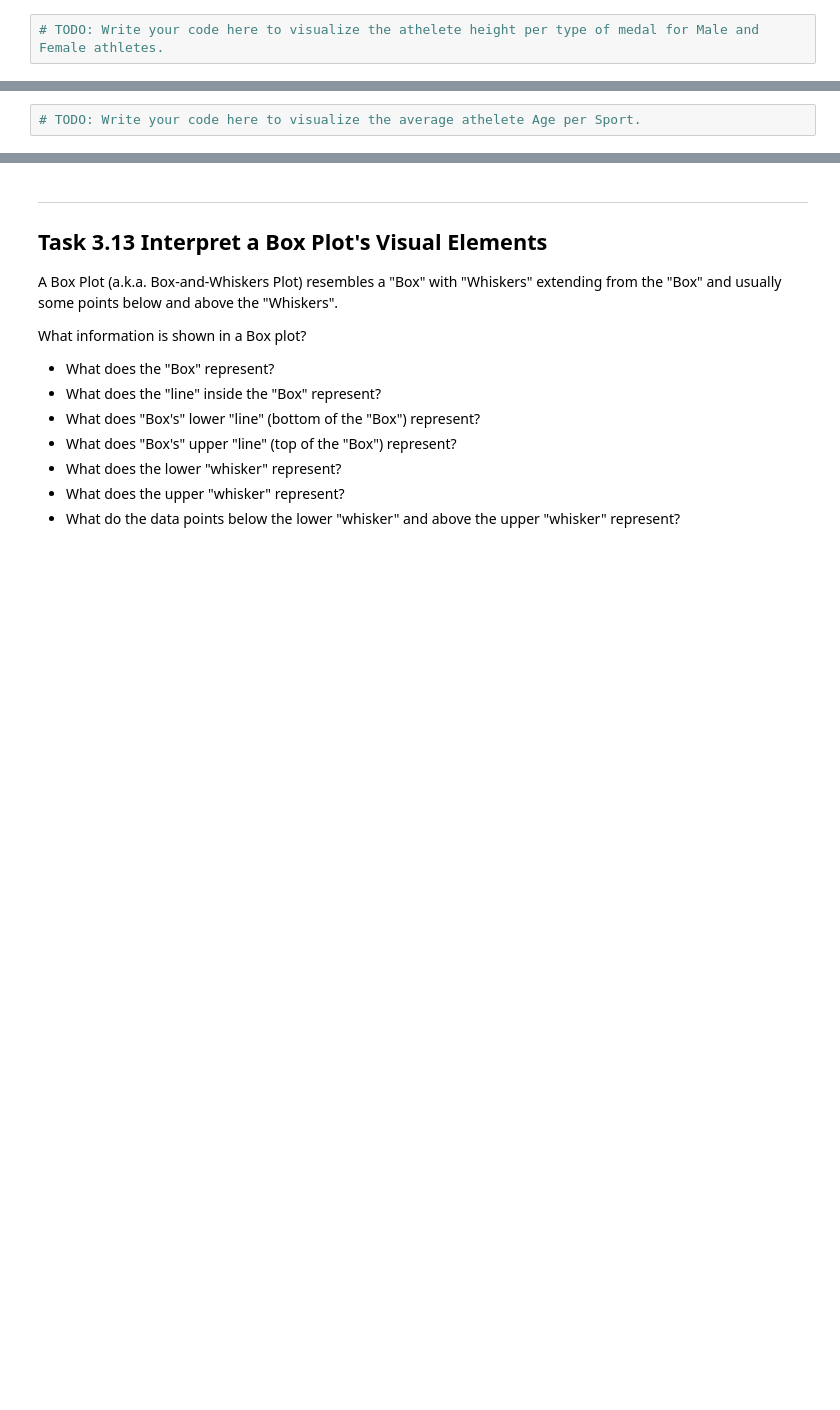
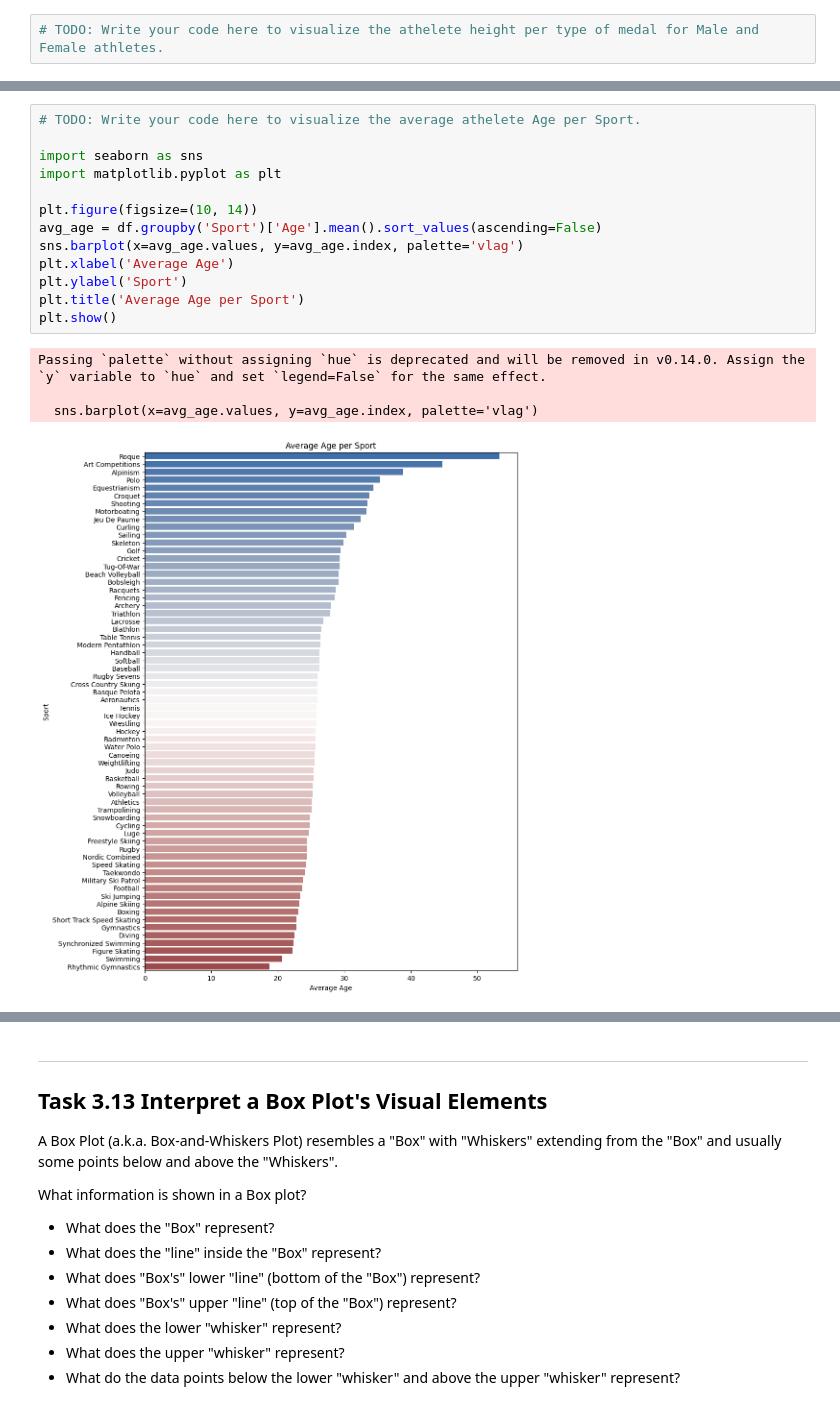
Before and after one commit to Hussein-g1itch/C1VI1B_2026, a Jupyter notebook: assignment/assignment.ipynb, the cells around one changed output, grey strips where cells are left out. Cells and saved outputs as stored; diff of their text form; blank space fills up the shorter version.

```diff
--- a/assignment/assignment.ipynb
+++ b/assignment/assignment.ipynb
@@ -699,6 +827,22 @@ Create a visualization showing the average athelete Age per Sport (Curling, Tria
 </details>
 # %%
 # TODO: Write your code here to visualize the average athelete Age per Sport.
+
+import seaborn as sns
+import matplotlib.pyplot as plt
+
+plt.figure(figsize=(10, 14))
+avg_age = df.groupby('Sport')['Age'].mean().sort_values(ascending=False)
+sns.barplot(x=avg_age.values, y=avg_age.index, palette='vlag')
+plt.xlabel('Average Age')
+plt.ylabel('Sport')
+plt.title('Average Age per Sport')
+plt.show()
+# %% [output]
+Passing `palette` without assigning `hue` is deprecated and will be removed in v0.14.0. Assign the `y` variable to `hue` and set `legend=False` for the same effect.
+
+  sns.barplot(x=avg_age.values, y=avg_age.index, palette='vlag')
+[figure, added]
 # %% [markdown]
 ---
 ## Task 3.10 Visualize the Top 10 Countries (Regions) with Most Total Medals
```
Also changed, not shown: parts of 11 cells of this notebook.
